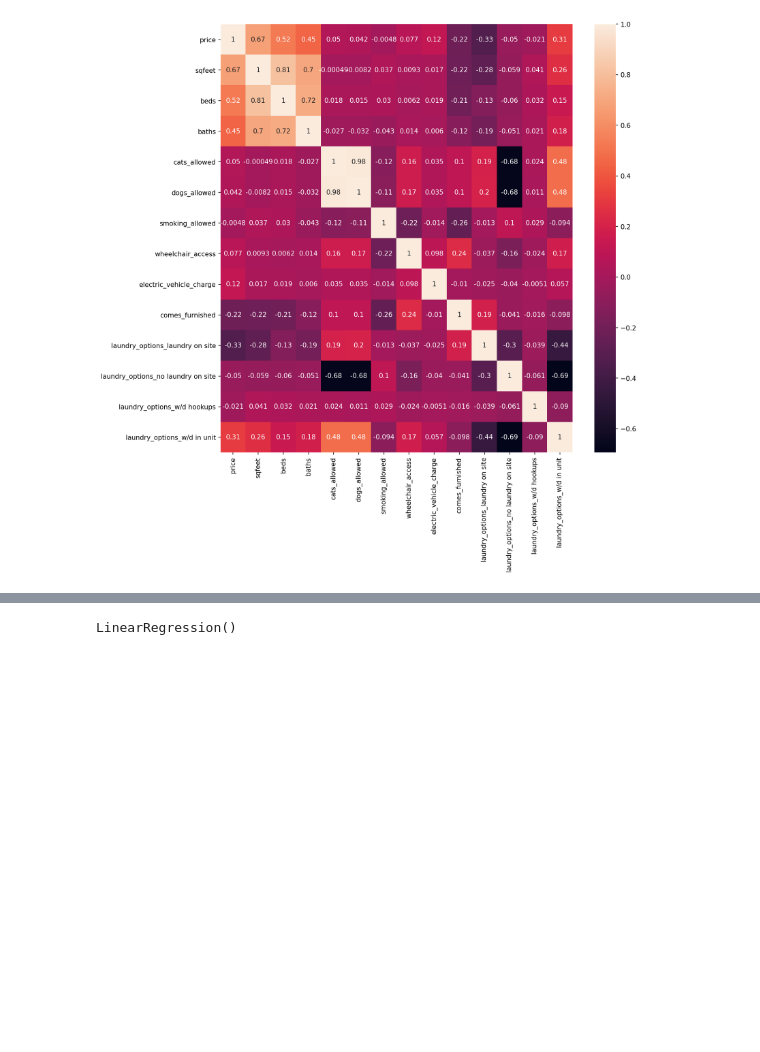
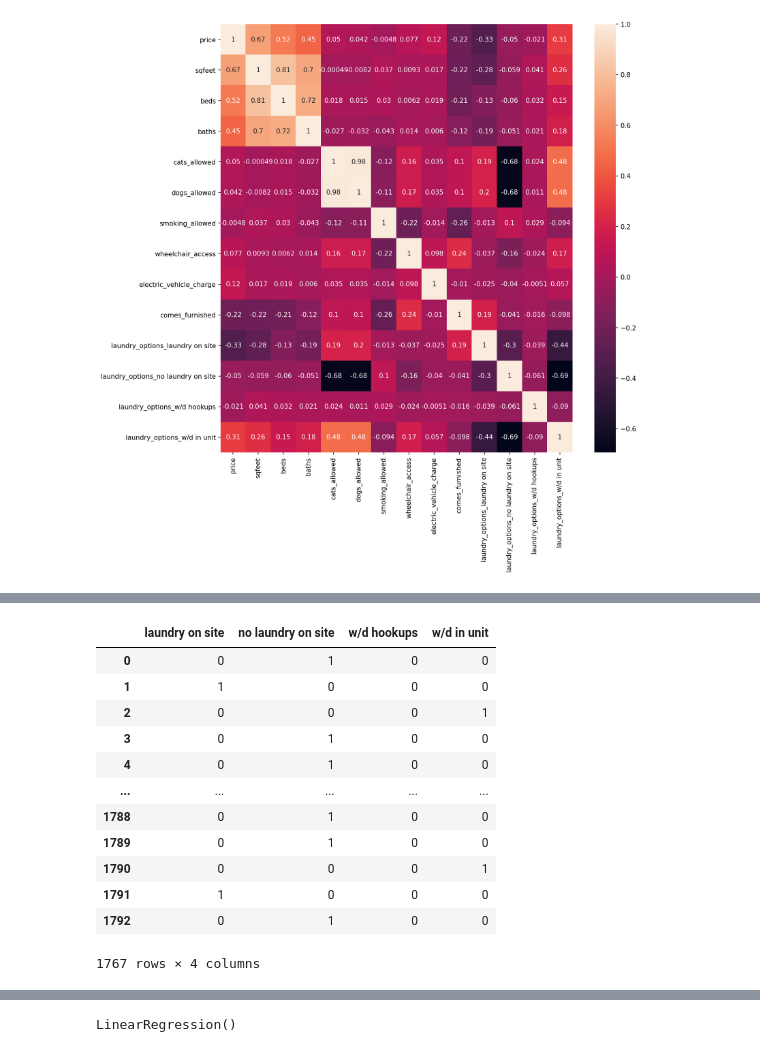
Before and after one commit to CKHarrison/phoenix-rent-predictor, a Jupyter notebook: housing.ipynb, the cells around one changed output, grey strips where cells are left out. Cells and saved outputs as stored; diff of their text form; code cells hidden in the pictures; blank space fills up the shorter version.

```diff
--- a/housing.ipynb
+++ b/housing.ipynb
@@ -282,0 +409,2 @@ sns.heatmap(final_df.corr(), annot=True)
+# %%
+laundry_options = df['laundry_options']
@@ -282,0 +449,2 @@ sns.heatmap(final_df.corr(), annot=True)
+# %%
+laundry_options_objects = pd.get_dummies(laundry_options, drop_first=True)
@@ -282,0 +453,16 @@ sns.heatmap(final_df.corr(), annot=True)
+# %%
+laundry_options_objects
+# %% [output]
+|  | laundry on site | no laundry on site | w/d hookups | w/d in unit |
+| 0 | 0 | 1 | 0 | 0 |
+| 1 | 1 | 0 | 0 | 0 |
+| 2 | 0 | 0 | 0 | 1 |
+| 3 | 0 | 1 | 0 | 0 |
+| 4 | 0 | 1 | 0 | 0 |
+| ... | ... | ... | ... | ... |
+| 1788 | 0 | 1 | 0 | 0 |
+| 1789 | 0 | 1 | 0 | 0 |
+| 1790 | 0 | 0 | 0 | 1 |
+| 1791 | 1 | 0 | 0 | 0 |
+| 1792 | 0 | 1 | 0 | 0 |
+1767 rows × 4 columns
```
Also changed, not shown: parts of 73 cells of this notebook, 2 other files.
